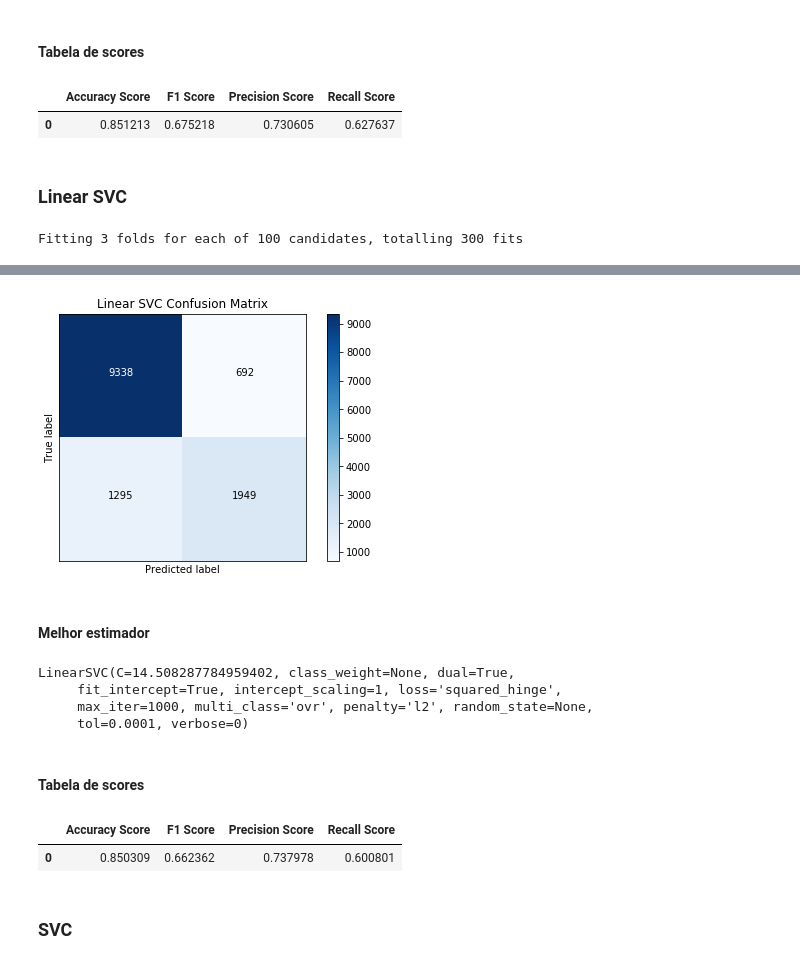
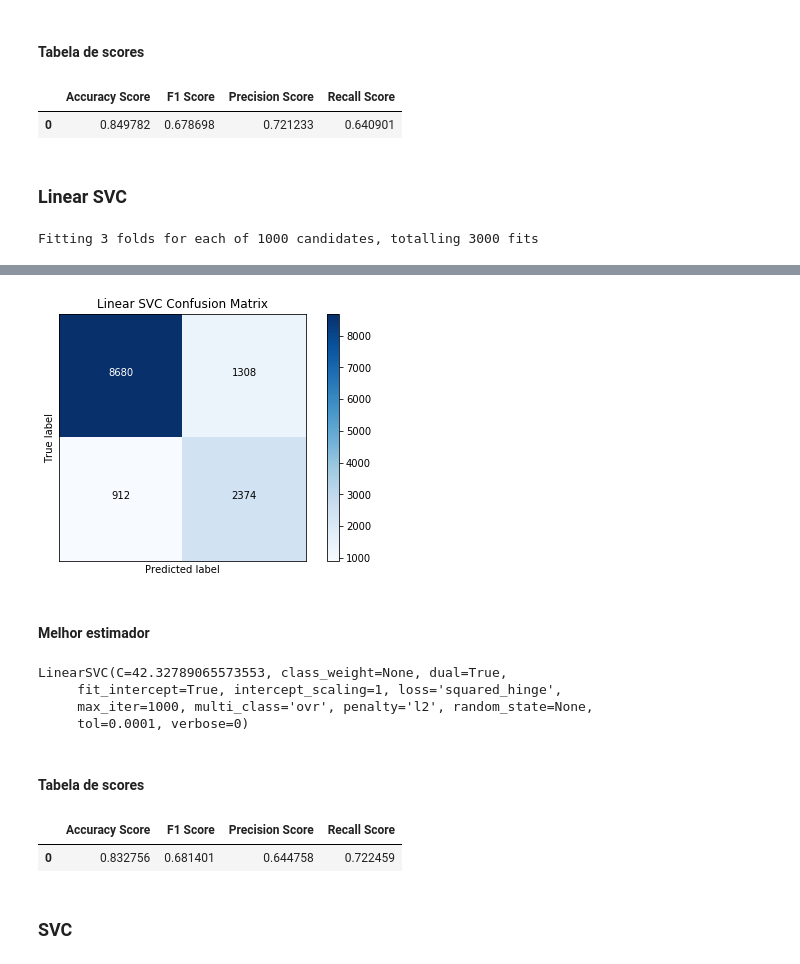
Before and after one commit to gaabrielfranco/data-mining-w2, a Jupyter notebook: tp2_gabriel.ipynb, the cells around one changed output, grey strips where cells are left out. Drawn from its saved outputs; the diff is of its cells as text; code cells hidden in the pictures.

```diff
--- a/tp2_gabriel.ipynb
+++ b/tp2_gabriel.ipynb
@@ -211,11 +211,10 @@ df_scores_dt
 # %% [markdown]
 #### Treino e matriz de confusão
 # %%
-params_rfc = {'n_estimators': list(range(100, 8001, 100))}
+params_rfc = {'n_estimators': list(range(3000, 6001, 100))}
 
 rfc = GridSearchCV(RandomForestClassifier(), params_rfc, "f1", n_jobs=-1, verbose = 10)
 rfc.fit(X_train, y_train)
-joblib.dump(rfc, 'models/rfc.pkl')
 
 plot_confusion_matrix(confusion_matrix(y_test, rfc.predict(X_test)), title="Random Forest Classifier Confusion Matrix")
 # %% [output]
@@ -255,17 +250,17 @@ df_scores_rfc = create_scores_df(rfc)
 df_scores_rfc
 # %% [output]
 |  | Accuracy Score | F1 Score | Precision Score | Recall Score |
-| 0 | 0.851213 | 0.675218 | 0.730605 | 0.627637 |
+| 0 | 0.849782 | 0.678698 | 0.721233 | 0.640901 |
 # %% [markdown]
 ### Linear SVC
 # %%
-params_lin_svc = {'C': np.logspace(-5, 5, 100)}
+params_lin_svc = {'C': np.logspace(-5, 5, 1000)}
 
-lin_svc = GridSearchCV(svm.LinearSVC(), params_lin_svc, "f1", n_jobs = -1, verbose = 10)
+lin_svc = GridSearchCV(svm.LinearSVC(), params_lin_svc, n_jobs = -1, verbose = 10)
 lin_svc.fit(X_train, y_train)
 joblib.dump(lin_svc, 'models/lin_svc.pkl')
 
 plot_confusion_matrix(confusion_matrix(y_test, lin_svc.predict(X_test)), title="Linear SVC Confusion Matrix")
 # %% [output]
-Fitting 3 folds for each of 100 candidates, totalling 300 fits
+Fitting 3 folds for each of 1000 candidates, totalling 3000 fits
 [Parallel(n_jobs=-1)]: Done   2 tasks      | elapsed:    1.1s
@@ -291,10 +283,10 @@ Fitting 3 folds for each of 100 candidates, totalling 300 fits
-[figure, old version]
+[figure, new version]
 # %% [markdown]
 #### Melhor estimador
 # %%
 lin_svc.best_estimator_
 # %% [output]
-LinearSVC(C=14.508287784959402, class_weight=None, dual=True,
+LinearSVC(C=42.32789065573553, class_weight=None, dual=True,
      fit_intercept=True, intercept_scaling=1, loss='squared_hinge',
      max_iter=1000, multi_class='ovr', penalty='l2', random_state=None,
      tol=0.0001, verbose=0)
@@ -305,7 +297,7 @@ df_scores_lin_svc = create_scores_df(lin_svc)
 df_scores_lin_svc
 # %% [output]
 |  | Accuracy Score | F1 Score | Precision Score | Recall Score |
-| 0 | 0.850309 | 0.662362 | 0.737978 | 0.600801 |
+| 0 | 0.832756 | 0.681401 | 0.644758 | 0.722459 |
 # %% [markdown]
 ### SVC
 # %% [markdown]
```
Also changed, not shown: parts of 17 cells of this notebook, 3 other files.
